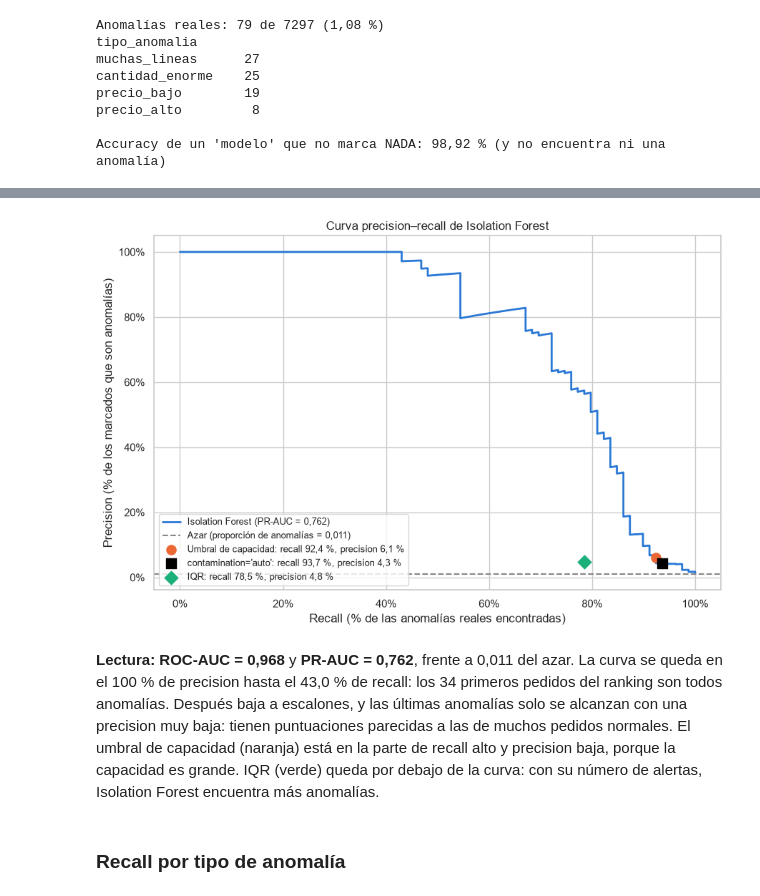
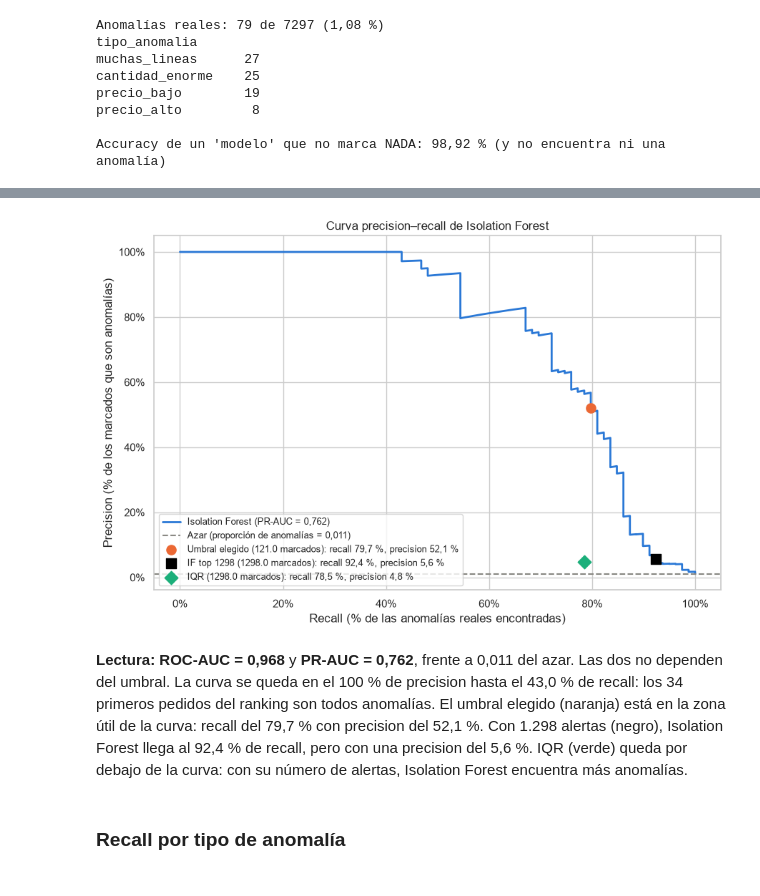
Before and after one commit to ivangarciajimenez06-blip/tienda-analytics, a Jupyter notebook: notebooks/04_anomalias.ipynb, the cells around one changed output, grey strips where cells are left out. Drawn from its saved outputs; the diff is of its cells as text; code cells hidden in the pictures.

```diff
--- a/notebooks/04_anomalias.ipynb
+++ b/notebooks/04_anomalias.ipynb
@@ -701,10 +895,10 @@ paneles = [
 ]
 for ax, (vx, vy, logx, logy) in zip(ejes, paneles):
     for datos, color, nombre, tam in [(normales, GRIS, f"No marcado ({len(normales)})", 8),
-                                      (sospechosos, NARANJA, f"Marcado ({len(sospechosos)})", 14)]:
+                                      (sospechosos, NARANJA, f"Marcado ({len(sospechosos)})", 22)]:
         x = datos[vx] if logx else jitter(datos[vx])
         y = datos[vy] if vx.startswith("ratio") else datos[vy] * np.exp(rng.uniform(-0.06, 0.06, size=len(datos)))
-        ax.scatter(x, y, s=tam, color=color, alpha=0.5, label=nombre)
+        ax.scatter(x, y, s=tam, color=color, alpha=0.6, label=nombre)
     if logx:
         ax.set_xscale("log")
     if logy:
@@ -716,7 +910,7 @@ ejes[0].set_title("Líneas frente a unidades por línea")
 ejes[1].set_title("Precio cobrado frente al de catálogo")
 ejes[2].set_title("Unidades frente a importe")
 ejes[2].yaxis.set_major_formatter(mticker.FuncFormatter(lambda v, _p: euros(v)))
-fig.suptitle("Variables clave con los pedidos marcados (umbral de capacidad)", y=1.02)
+fig.suptitle(f"Variables clave con los {len(sospechosos)} pedidos marcados (umbral Q3 + 1,5·IQR)", y=1.02)
 fig.tight_layout()
 guardar(fig, "dispersion")
 plt.show()
@@ -729,4 +923,6 @@ por_encima = pedidos["ratio_precio_max"] > 1.001
 por_debajo = pedidos["ratio_precio_min"] < 0.999
 print(f"Pedidos con precio por encima del catálogo: {por_encima.sum()}, marcados: {(pedidos['marcado'] & por_encima).sum()}")
 print(f"Pedidos con precio por debajo del catálogo: {por_debajo.sum()}, marcados: {(pedidos['marcado'] & por_debajo).sum()}")
+otros = pedidos["marcado"] & ~por_encima & ~por_debajo & (pedidos["n_lineas"] < 8) & (pedidos["max_cantidad_linea"] < 20)
+print(f"Marcados sin ninguna de esas cuatro características: {otros.sum()}")
 # %% [output]
@@ -905,6 +1116,9 @@ precio = evaluacion["tipo_anomalia"] == "precio_anomalo"
 evaluacion.loc[precio, "tipo_anomalia"] = np.where(evaluacion.loc[precio, "ratio_precio_max"] > 1.001,
                                                    "precio_alto", "precio_bajo")
 evaluacion["marcado_iqr"] = marcado_iqr.to_numpy()
+N_IQR = int(evaluacion["marcado_iqr"].sum())
+evaluacion["top_n_iqr"] = evaluacion["ranking"] <= N_IQR
+evaluacion["top50"] = evaluacion["ranking"] <= 50
 y = evaluacion["es_anomalia"]
 
 prevalencia = y.mean()
@@ -933,16 +1147,16 @@ def metricas(nombre, marcado):
     }
 
 
+n_elegido = int(evaluacion["marcado"].sum())
 tabla_metricas = pd.DataFrame([
     metricas("IQR (una variable cada vez)", evaluacion["marcado_iqr"]),
-    metricas("Isolation Forest, umbral de capacidad", evaluacion["marcado"]),
-    metricas("Isolation Forest, contamination='auto'", evaluacion["puntuacion"] > UMBRAL_AUTO),
+    metricas(f"Isolation Forest, top {N_IQR} (mismo nº que IQR)", evaluacion["top_n_iqr"]),
+    metricas("Isolation Forest, umbral elegido (Q3 + 1,5·IQR)", evaluacion["marcado"]),
 ]).set_index("método")
 roc_auc = roc_auc_score(y, evaluacion["puntuacion"])
 ap = average_precision_score(y, evaluacion["puntuacion"])
-print(f"Precision máxima posible marcando {int(evaluacion['marcado'].sum())} pedidos: "
-      f"{y.sum()} / {int(evaluacion['marcado'].sum())} = {pct(y.sum() / evaluacion['marcado'].sum())}")
 print(f"Isolation Forest con la puntuación continua: ROC-AUC = {num(roc_auc, 3)} · "
       f"average precision (PR-AUC) = {num(ap, 3)} (azar = {num(prevalencia, 3)})")
+print(f"Precision máxima posible marcando {N_IQR} pedidos: {y.sum()} / {N_IQR} = {pct(y.sum() / N_IQR)}")
 tabla_metricas.round(3)
 # %% [output]
@@ -956,6 +1170,9 @@ Isolation Forest con la puntuación continua: ROC-AUC = 0,968 · average precisi
 # %%
-fig, ejes = plt.subplots(1, 2, figsize=(12, 5))
-for ax, (nombre, columna) in zip(ejes, [("IQR", "marcado_iqr"), ("Isolation Forest (capacidad)", "marcado")]):
+paneles_cm = [(f"IQR ({N_IQR} marcados)", "marcado_iqr"),
+              (f"Isolation Forest, top {N_IQR}\n(mismo nº de marcados que IQR)", "top_n_iqr"),
+              (f"Isolation Forest, umbral elegido\n({n_elegido} marcados)", "marcado")]
+fig, ejes = plt.subplots(1, 3, figsize=(17, 5.5))
+for ax, (nombre, columna) in zip(ejes, paneles_cm):
     matriz = confusion_matrix(y, evaluacion[columna])
     ConfusionMatrixDisplay(matriz, display_labels=["Normal", "Anomalía"]).plot(ax=ax, cmap="Blues", colorbar=False,
                                                                                 values_format="d")
@@ -964,7 +1181,7 @@ for ax, (nombre, columna) in zip(ejes, [("IQR", "marcado_iqr"), ("Isolation Fore
     ax.set_xlabel("Predicción (nº de pedidos)")
     ax.set_ylabel("Realidad (nº de pedidos)")
     ax.grid(False)
-fig.suptitle(f"Matrices de confusión ({len(y)} pedidos, {y.sum()} anomalías reales)", y=1.02)
+fig.suptitle(f"Matrices de confusión ({len(y)} pedidos, {y.sum()} anomalías reales)", y=1.03)
 fig.tight_layout()
 guardar(fig, "matrices_confusion")
 plt.show()
@@ -986,34 +1203,34 @@ cerca de ese techo.
 # %%
 precision_c, recall_c, _ = precision_recall_curve(y, evaluacion["puntuacion"])
 fig, ax = plt.subplots(figsize=(9, 6))
 ax.plot(recall_c, precision_c, color=AZUL, linewidth=2, label=f"Isolation Forest (PR-AUC = {num(ap, 3)})")
 ax.axhline(prevalencia, color=GRIS, linestyle="--", label=f"Azar (proporción de anomalías = {num(prevalencia, 3)})")
 puntos_pr = [
-    ("Umbral de capacidad", tabla_metricas.iloc[1], NARANJA, "o"),
-    ("contamination='auto'", tabla_metricas.iloc[2], "black", "s"),
+    ("Umbral elegido", tabla_metricas.iloc[2], NARANJA, "o"),
+    (f"IF top {N_IQR}", tabla_metricas.iloc[1], "black", "s"),
     ("IQR", tabla_metricas.iloc[0], VERDE_AGUA, "D"),
 ]
 for nombre, fila, color, marcador in puntos_pr:
     ax.scatter(fila["recall"], fila["precision"], color=color, marker=marcador, s=90, zorder=3,
-               label=f"{nombre}: recall {pct(fila['recall'])}, precision {pct(fila['precision'])}")
+               label=f"{nombre} ({fila['marcados']} marcados): recall {pct(fila['recall'])}, precision {pct(fila['precision'])}")
 ax.set_xlabel("Recall (% de las anomalías reales encontradas)")
 ax.set_ylabel("Precision (% de los marcados que son anomalías)")
 ax.xaxis.set_major_formatter(mticker.PercentFormatter(1.0))
 ax.yaxis.set_major_formatter(mticker.PercentFormatter(1.0))
 ax.set_title("Curva precision–recall de Isolation Forest")
 ax.legend(loc="lower left", fontsize=9)
 fig.tight_layout()
 guardar(fig, "precision_recall")
 plt.show()
 # %% [output]
-[figure, old version]
+[figure, new version]
 # %% [markdown]
-**Lectura:** **ROC-AUC = 0,968** y **PR-AUC = 0,762**, frente a 0,011 del azar. La curva se queda en
-el 100 % de precision hasta el 43,0 % de recall: los 34 primeros pedidos del ranking son todos
-anomalías. Después baja a escalones, y las últimas anomalías solo se alcanzan con una precision muy
-baja: tienen puntuaciones parecidas a las de muchos pedidos normales. El umbral de capacidad (naranja) está en
-la parte de recall alto y precision baja, porque la capacidad es grande. IQR (verde) queda por debajo de
-la curva: con su número de alertas, Isolation Forest encuentra más anomalías.
+**Lectura:** **ROC-AUC = 0,968** y **PR-AUC = 0,762**, frente a 0,011 del azar. Las dos no dependen del
+umbral. La curva se queda en el 100 % de precision hasta el 43,0 % de recall: los 34 primeros pedidos del
+ranking son todos anomalías. El umbral elegido (naranja) está en la zona útil de la curva: recall del
+79,7 % con precision del 52,1 %. Con 1.298 alertas (negro), Isolation Forest llega al 92,4 % de recall,
+pero con una precision del 5,6 %. IQR (verde) queda por debajo de la curva: con su número de alertas,
+Isolation Forest encuentra más anomalías.
 # %% [markdown]
 ### Recall por tipo de anomalía
 # %%
```
Also changed, not shown: parts of 51 cells of this notebook, 7 other files.
